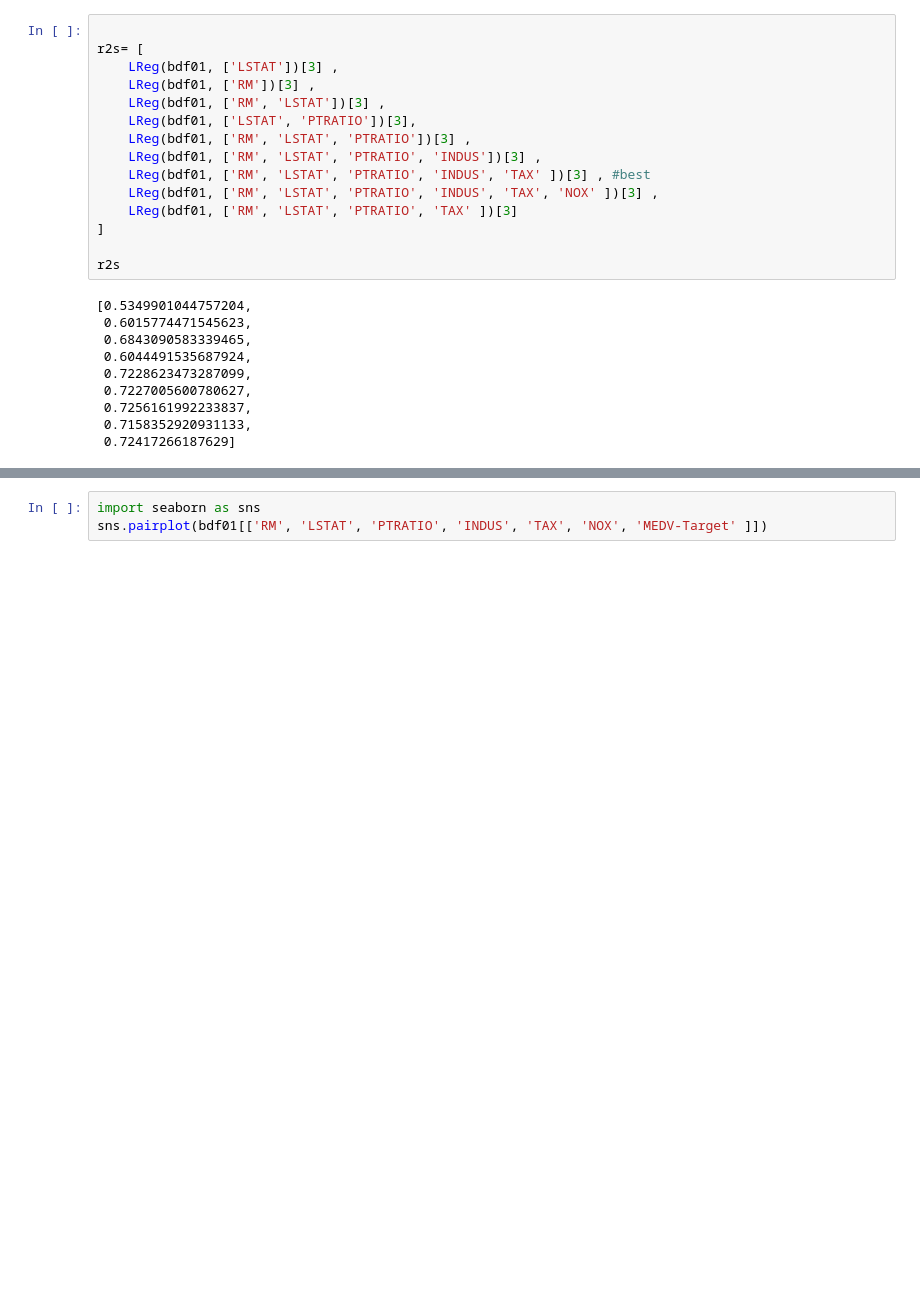
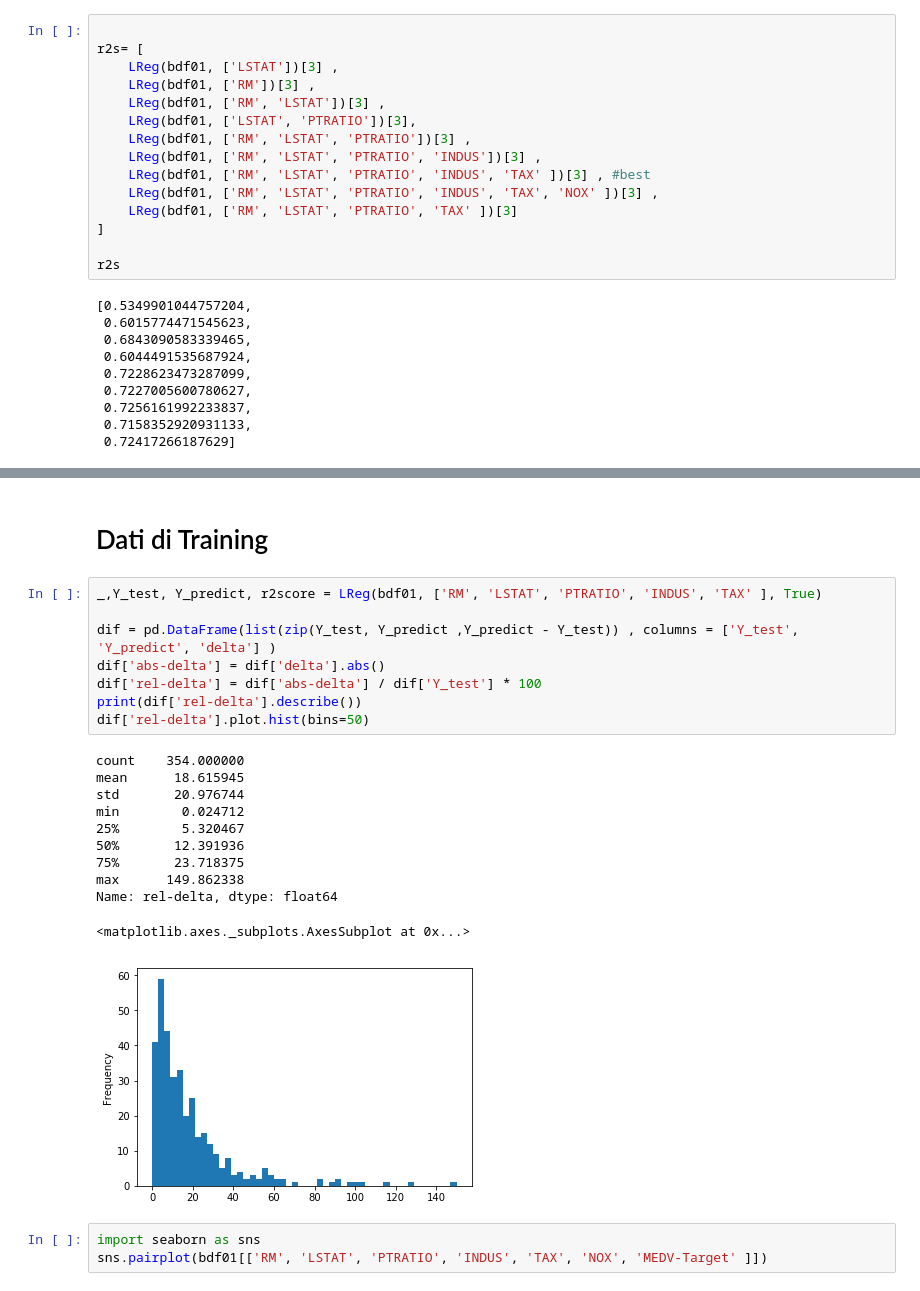
Before and after one commit to livio-grattarola/ProveMachineLearning, a Jupyter notebook: LinearRegression.ipynb, the cells around one changed output, grey strips where cells are left out. Saved outputs shown, nothing was run; the diff lists cells and outputs as text; blank space fills up the shorter version.

```diff
--- a/LinearRegression.ipynb
+++ b/LinearRegression.ipynb
@@ -137,3 +177,25 @@ r2s
+# %% [markdown]
+# Dati di Training
+# %%
+_,Y_test, Y_predict, r2score = LReg(bdf01, ['RM', 'LSTAT', 'PTRATIO', 'INDUS', 'TAX' ], True)
+
+dif = pd.DataFrame(list(zip(Y_test, Y_predict ,Y_predict - Y_test)) , columns = ['Y_test', 'Y_predict', 'delta'] )
+dif['abs-delta'] = dif['delta'].abs()
+dif['rel-delta'] = dif['abs-delta'] / dif['Y_test'] * 100
+print(dif['rel-delta'].describe())
+dif['rel-delta'].plot.hist(bins=50)
+# %% [output]
+count    354.000000
+mean      18.615945
+std       20.976744
+min        0.024712
+25%        5.320467
+50%       12.391936
+75%       23.718375
+max      149.862338
+Name: rel-delta, dtype: float64
+<matplotlib.axes._subplots.AxesSubplot at 0x...>
+[figure, added]
 # %%
 import seaborn as sns
 sns.pairplot(bdf01[['RM', 'LSTAT', 'PTRATIO', 'INDUS', 'TAX', 'NOX', 'MEDV-Target' ]])
```
Also changed, not shown: parts of 7 cells of this notebook.
